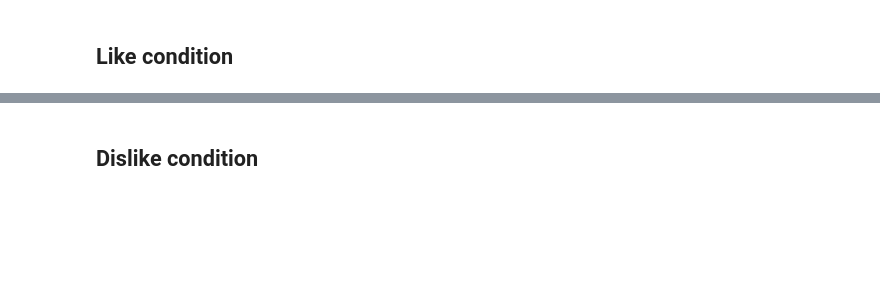
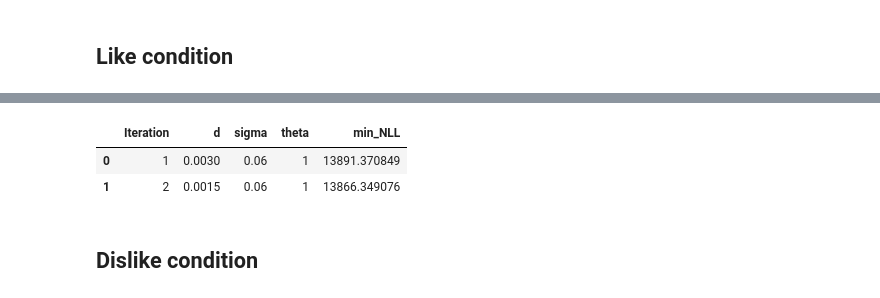
Before and after one commit to pradysepulveda/FF2018, a Jupyter notebook: aDDM_gridSearch.ipynb, the cells around one changed output, grey strips where cells are left out. Saved outputs shown, nothing was run; the diff lists cells and outputs as text; code cells hidden in the pictures; blank space fills up the shorter version.

```diff
--- a/aDDM_gridSearch.ipynb
+++ b/aDDM_gridSearch.ipynb
@@ -64,14 +68,17 @@ range_theta = [0.3, 0.5, 0.7]
 
 #data files definition
 trials_file_name = None
-expdata_file_name = '/Users/bdmlab/OneDrive - University College London/PhD Projects/GiTs/FF2018/InputData/expdata_FFA_Dislike_v2.csv'
-fixations_file_name = '/Users/bdmlab/OneDrive - University College London/PhD Projects/GiTs/FF2018/InputData/fixations_FFA_Dislike_v2.csv'
+#expdata_file_name = '/Users/bdmlab/OneDrive - University College London/PhD Projects/GiTs/FF2018/InputData/expdata_FFA_Dislike_v2.csv'
+#fixations_file_name = '/Users/bdmlab/OneDrive - University College London/PhD Projects/GiTs/FF2018/InputData/fixations_FFA_Dislike_v2.csv'
+expdata_file_name = '/Users/pradyumna/Documents/gitDocs/FF2018/InputData/expdata_FFA_Dislike_v2.csv'
+fixations_file_name = '/Users/pradyumna/Documents/gitDocs/FF2018/InputData/fixations_FFA_Dislike_v2.csv'
+
 trials_per_subject = 120
 simulations_per_condition = 300
 
 iter_num = 1
 
-while (abs(current_min_nll-previous_min_nll) > (previous_min_nll*1/100)) or iter_num == 1:
+while [(abs(current_min_nll-previous_min_nll) > (previous_min_nll*1/100)) and ((current_min_nll-previous_min_nll)>0) ]  or iter_num == 1:
 
     if iter_num > 1:
         delta_d = range_d[1]-range_d[0]
@@ -129,14 +154,20 @@ range_theta = [0.3, 0.5, 0.7]
 
 #data files definition
 trials_file_name = None
-expdata_file_name = '/Users/bdmlab/OneDrive - University College London/PhD Projects/GiTs/FF2018/InputData/expdata_FFA_Like_v2.csv'
-fixations_file_name = '/Users/bdmlab/OneDrive - University College London/PhD Projects/GiTs/FF2018/InputData/fixations_FFA_Like_v2.csv'
+#expdata_file_name = '/Users/bdmlab/OneDrive - University College London/PhD Projects/GiTs/FF2018/InputData/expdata_FFA_Like_v2.csv'
+#fixations_file_name = '/Users/bdmlab/OneDrive - University College London/PhD Projects/GiTs/FF2018/InputData/fixations_FFA_Like_v2.csv'
+
+expdata_file_name = '/Users/pradyumna/Documents/gitDocs/FF2018/InputData/expdata_FFA_Like_v2.csv'
+fixations_file_name = '/Users/pradyumna/Documents/gitDocs/FF2018/InputData/fixations_FFA_Like_v2.csv'
+
+
+
 trials_per_subject = 120
 simulations_per_condition = 300
 
 iter_num = 1
 
-while (abs(current_min_nll-previous_min_nll) > (previous_min_nll*1/100)) or iter_num == 1:
+while [(abs(current_min_nll-previous_min_nll) > (previous_min_nll*1/100)) and ((current_min_nll-previous_min_nll)>0) ]  or iter_num == 1:
 
     if iter_num > 1:
         delta_d = range_d[1]-range_d[0]
@@ -207,7 +255,7 @@ simulations_per_condition = 300
 
 iter_num = 1
 
-while (abs(current_min_nll-previous_min_nll) > (previous_min_nll*1/100)) or iter_num == 1:
+while ((abs(current_min_nll-previous_min_nll) > (previous_min_nll*1/100)) and ((current_min_nll-previous_min_nll)>0))  or iter_num == 1:
 
     if iter_num > 1:
         delta_d = range_d[1]-range_d[0]
@@ -242,8 +290,5 @@ while (abs(current_min_nll-previous_min_nll) > (previous_min_nll*1/100)) or iter
     iter_num = iter_num + 1
 
 
-
-
-
 iteration_dataf=pd.DataFrame(iteration_data,columns=['Iteration', 'd', 'sigma', 'theta', 'min_NLL'])
 print ("Finished iterations!!")
@@ -250,3 +313,10 @@ print ("Finished iterations!!")
+# %%
+iterations_like_DDM1 = iteration_dataf
+iterations_like_DDM1
+# %% [output]
+|  | Iteration | d | sigma | theta | min_NLL |
+| 0 | 1 | 0.0030 | 0.06 | 1 | 13891.370849 |
+| 1 | 2 | 0.0015 | 0.06 | 1 | 13866.349076 |
 # %% [markdown]
 ## Dislike condition
 # %%
```
Also changed, not shown: parts of 21 cells of this notebook, 4 other files.
